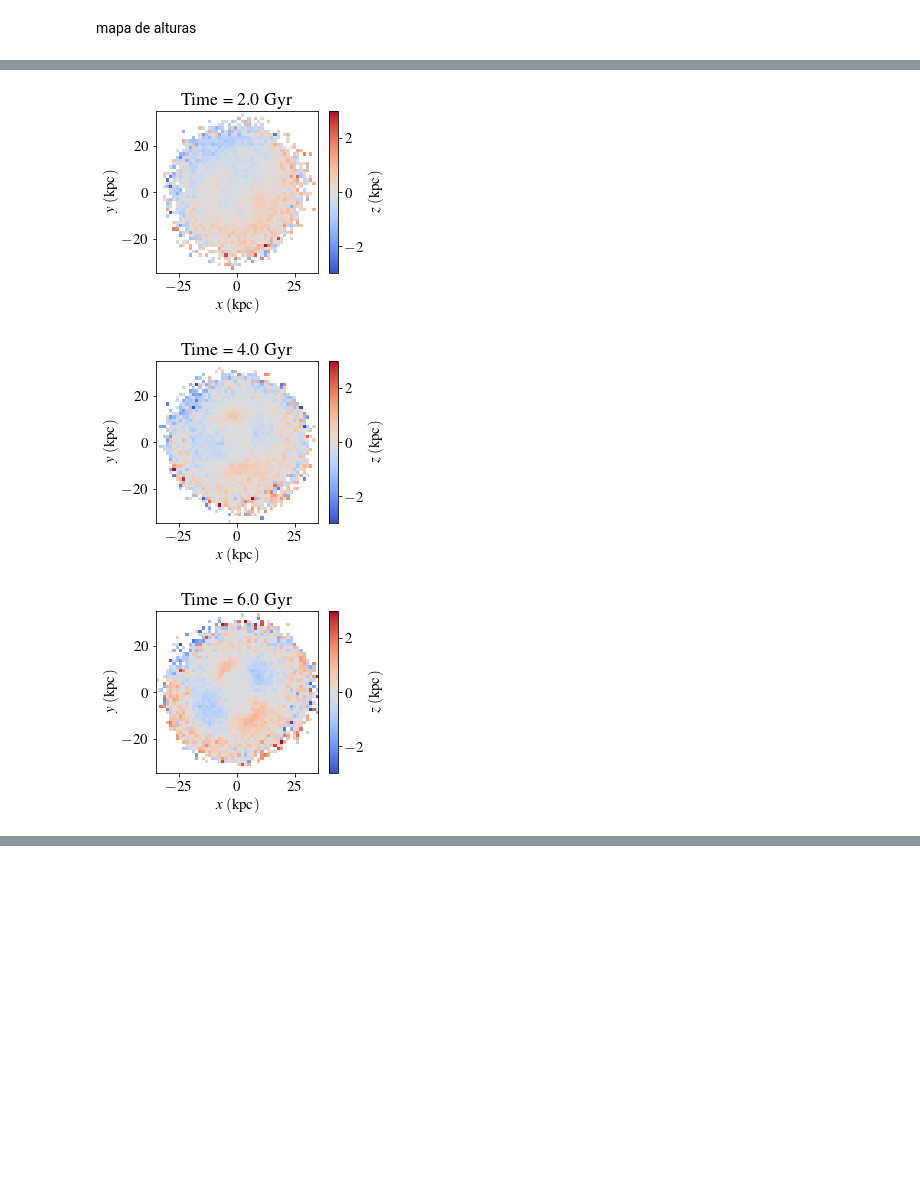
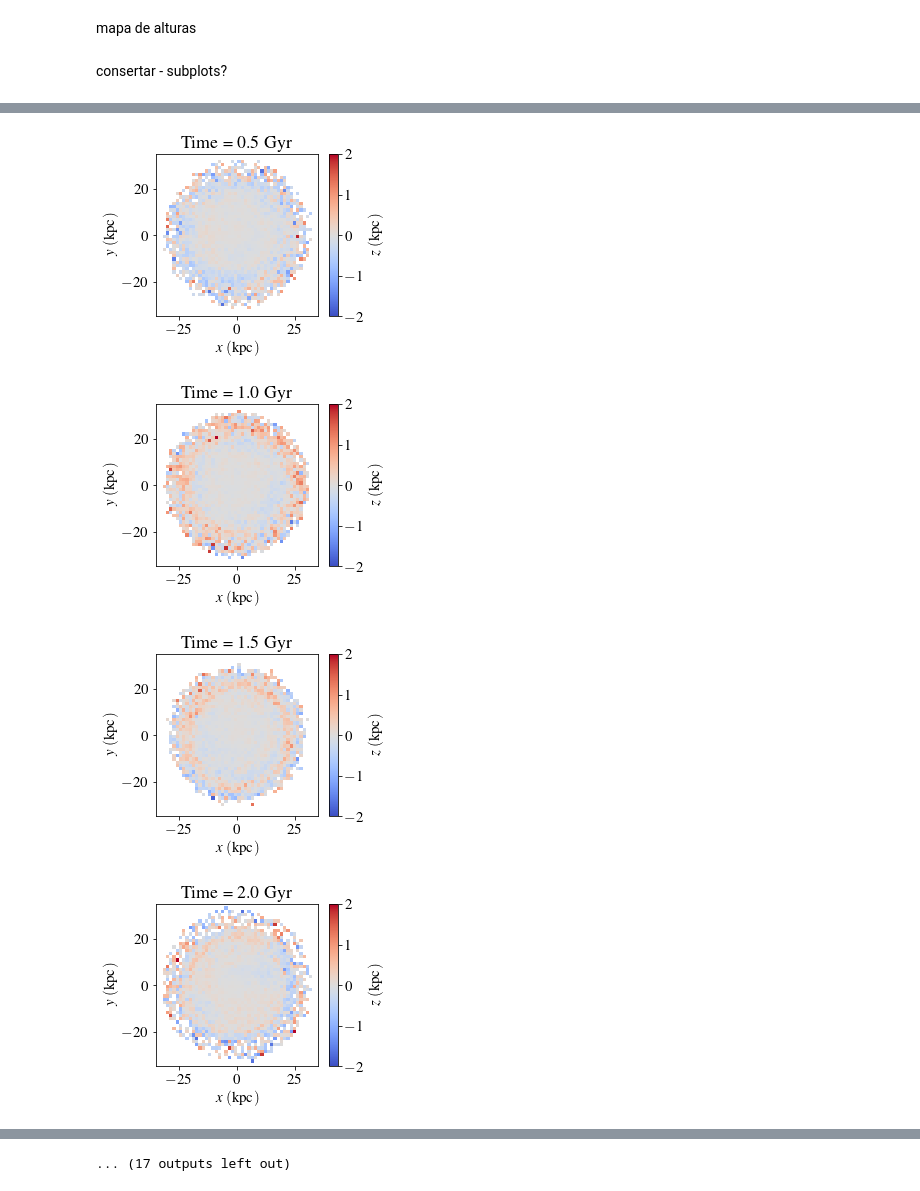
Before and after one commit to AndressaWille/Mestrado, a Jupyter notebook: interactions.ipynb, the cells around one changed output, grey strips where cells are left out. Cells and saved outputs as stored; diff of their text form; code cells hidden in the pictures; blank space fills up the shorter version.

Commit message:
mais simulacoes galaxias+satelite

```diff
--- a/interactions.ipynb
+++ b/interactions.ipynb
@@ -266,6 +239,14 @@ print(a_h) #kpc
 # %%
 #caminhos
-path = 'satelite/b8_sat0.1_30/'
-paths = [path]
+#path_01_10 = 'gb_sat0.1-10/'
+#path_01_20 = 'gb_sat0.1-20/'
+path_01_30 = 'gb_sat0.1-30/'
+#path_05_10 = 'gb_sat0.5-10/'
+#path_05_20 = 'gb_sat0.5-20/'
+#path_05_30 = 'gb_sat0.5-30/'
+path_1_10 = 'gb_sat1-10/'
+path_1_20 = 'gb_sat1-20/'
+path_1_30 = 'gb_sat1-30/'
+paths = [path_01_30, path_1_10, path_1_20, path_1_30]
 # %%
-n_snapshots = 31
+n_snapshots = 120
@@ -278,6 +269,6 @@ cm_z = np.empty(n_snapshots)
 # %%
 for p, path in enumerate(paths):
-    snapshot = path + 'snapshot_030.hdf5'
+    snapshot = path + 'snapshot_000.hdf5'
 
     #ler snapshot
     f = h5py.File(snapshot, 'r')
@@ -304,9 +295,23 @@ for p, path in enumerate(paths):
         z_bndry = np.array(f_bndry['Coordinates'][:,2])
         m_bndry = np.array(f_bndry['Masses'])
 
-        t = round(f['Header'].attrs['Time'], 2)
+        if p == 0:
+            cm_x_01_30[j] = sum(m_bndry*x_bndry)/sum(m_bndry)
+            cm_y_01_30[j] = sum(m_bndry*y_bndry)/sum(m_bndry)
+            cm_z_01_30[j] = sum(m_bndry*z_bndry)/sum(m_bndry)
 
-        cm_x[j] = sum(m_bndry*x_bndry)/sum(m_bndry)
-        cm_y[j] = sum(m_bndry*y_bndry)/sum(m_bndry)
-        cm_z[j] = sum(m_bndry*z_bndry)/sum(m_bndry)
+        if p == 1:
+            cm_x_1_10[j] = sum(m_bndry*x_bndry)/sum(m_bndry)
+            cm_y_1_10[j] = sum(m_bndry*y_bndry)/sum(m_bndry)
+            cm_z_1_10[j] = sum(m_bndry*z_bndry)/sum(m_bndry)
+
+        if p == 2:
+            cm_x_1_20[j] = sum(m_bndry*x_bndry)/sum(m_bndry)
+            cm_y_1_20[j] = sum(m_bndry*y_bndry)/sum(m_bndry)
+            cm_z_1_20[j] = sum(m_bndry*z_bndry)/sum(m_bndry)
+
+        if p == 3:
+            cm_x_1_30[j] = sum(m_bndry*x_bndry)/sum(m_bndry)
+            cm_y_1_30[j] = sum(m_bndry*y_bndry)/sum(m_bndry)
+            cm_z_1_30[j] = sum(m_bndry*z_bndry)/sum(m_bndry)
 # %%
@@ -324,5 +371,7 @@ findfont: Font family ['serif'] not found. Falling back to DejaVu Sans.
 # %% [markdown]
 mapa de alturas
+# %% [markdown]
+consertar - subplots?
 # %%
 plt.rc('text',usetex=True)
 plt.rc('font',**{'family':'serif','serif':['Times']})
@@ -379,7 +428,6 @@ for p, path in enumerate(paths):
             x_new_disk[k] = xnew
             z_new_disk[k] = mean(znew)
 
-
         #mapa de alturas
         Nbins = 50
 
@@ -396,8 +444,8 @@ for p, path in enumerate(paths):
 
         Q = results
 
-        Qmin = -3
-        Qmax = 3
+        Qmin = -2
+        Qmax = 2
 
         #figura
         fig = plt.figure()
@@ -424,5 +472,5 @@ for p, path in enumerate(paths):
         ax1.set_ylabel(r'$y~({\rm kpc})$')
 
         plt.tight_layout()
-        #plt.savefig(f'mapZ_{index}.png')
+        #plt.savefig(f'mapZ_sat1-30{index}.png')
 # %% [output]
@@ -430,3 +478,4 @@ for p, path in enumerate(paths):
-[figure, old version]
+[figure, new version]
-[figure, old version]
+[figure, new version]
-[figure, old version]
+[figure, new version]
+[figure, added]
@@ -432,0 +489 @@ for p, path in enumerate(paths):
+... (17 outputs left out)
```
Also changed, not shown: parts of 16 cells of this notebook.
